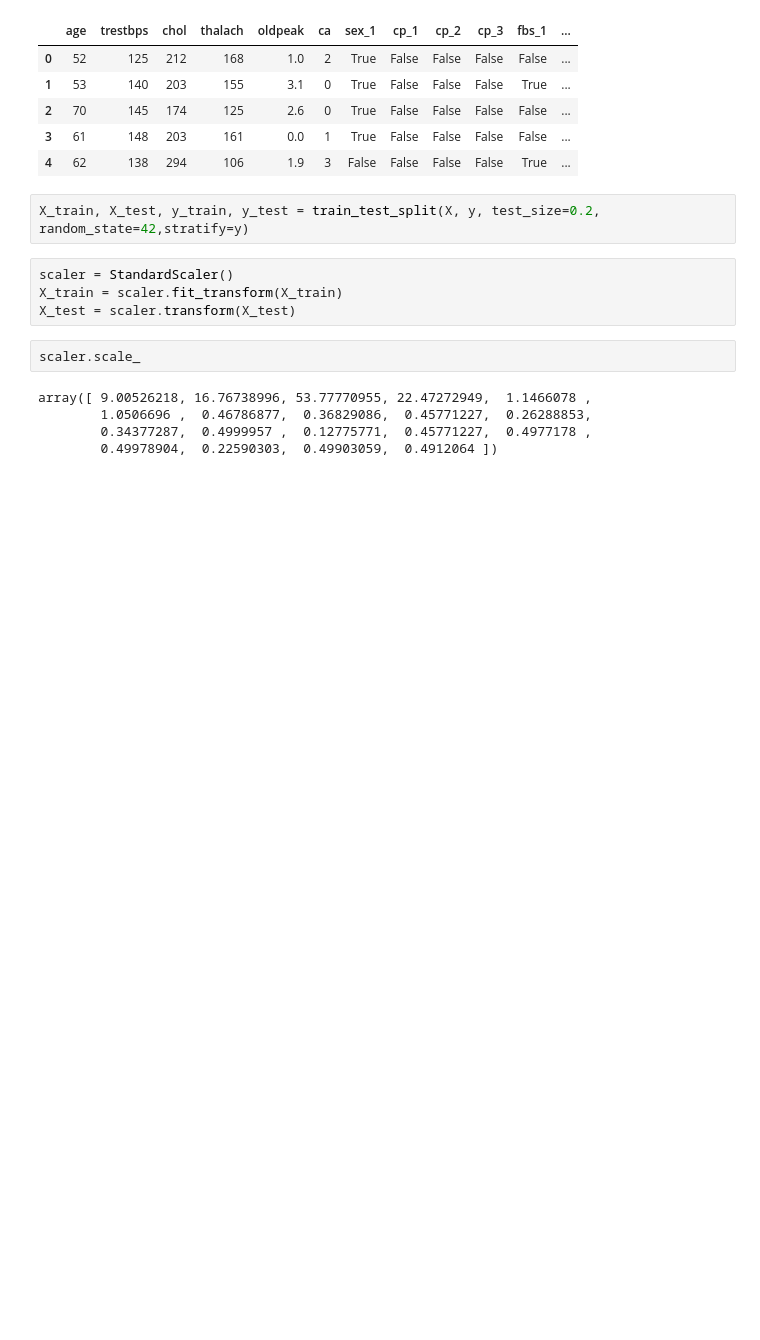
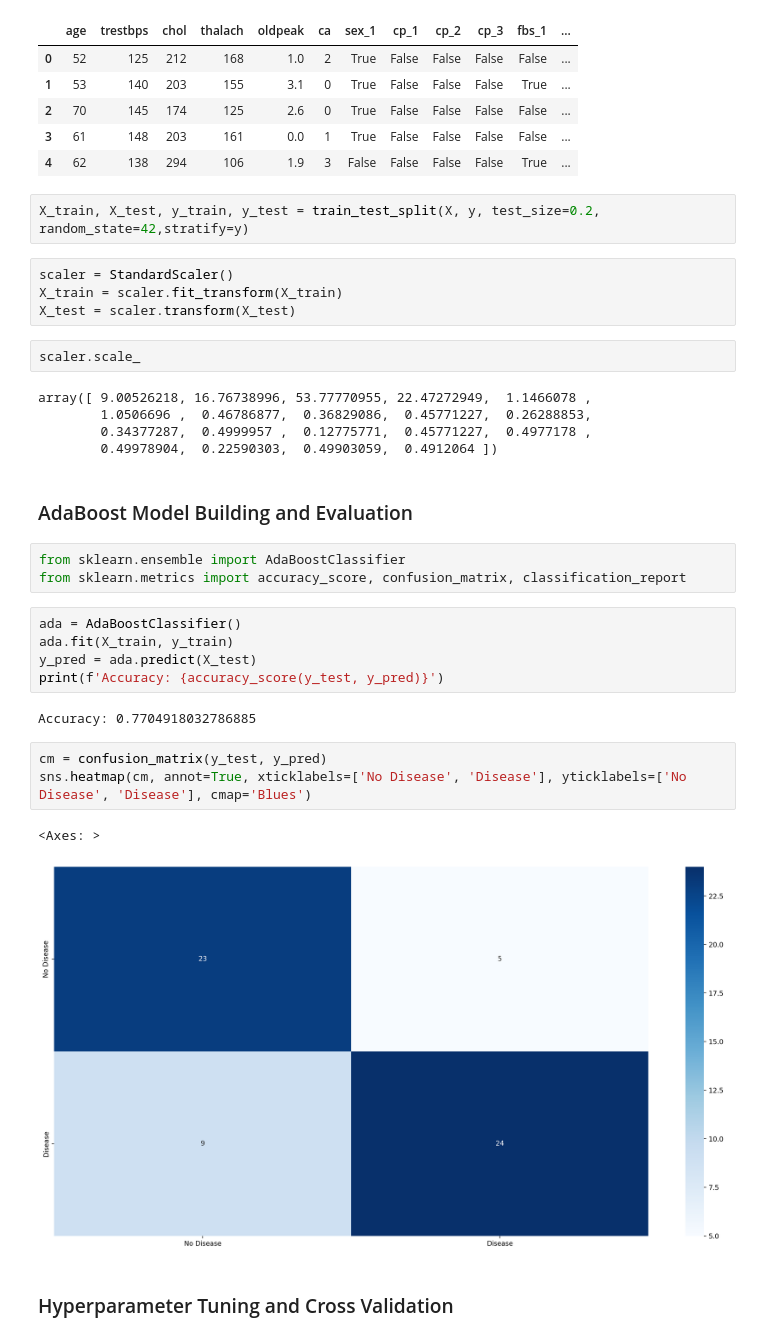
Before and after one commit to beniamine3155/Machine_Learning_AtoZ, a Jupyter notebook: 14_Boosting_Algorithms/boosting_algorithms.ipynb, the cells around one changed output. Cells and saved outputs as stored; diff of their text form; blank space fills up the shorter version.

Commit message:
adaBoost model building and evaluation

```diff
--- a/14_Boosting_Algorithms/boosting_algorithms.ipynb
+++ b/14_Boosting_Algorithms/boosting_algorithms.ipynb
@@ -191,3 +191,23 @@ array([ 9.00526218, 16.76738996, 53.77770955, 22.47272949,  1.1466078 ,
         1.0506696 ,  0.46786877,  0.36829086,  0.45771227,  0.26288853,
         0.34377287,  0.4999957 ,  0.12775771,  0.45771227,  0.4977178 ,
         0.49978904,  0.22590303,  0.49903059,  0.4912064 ])
+# %% [markdown]
+### AdaBoost Model Building and Evaluation
+# %%
+from sklearn.ensemble import AdaBoostClassifier
+from sklearn.metrics import accuracy_score, confusion_matrix, classification_report
+# %%
+ada = AdaBoostClassifier()
+ada.fit(X_train, y_train)
+y_pred = ada.predict(X_test)
+print(f'Accuracy: {accuracy_score(y_test, y_pred)}')
+# %% [output]
+Accuracy: 0.7704918032786885
+# %%
+cm = confusion_matrix(y_test, y_pred)
+sns.heatmap(cm, annot=True, xticklabels=['No Disease', 'Disease'], yticklabels=['No Disease', 'Disease'], cmap='Blues')
+# %% [output]
+<Axes: >
+[figure, added]
+# %% [markdown]
+### Hyperparameter Tuning and Cross Validation
```
